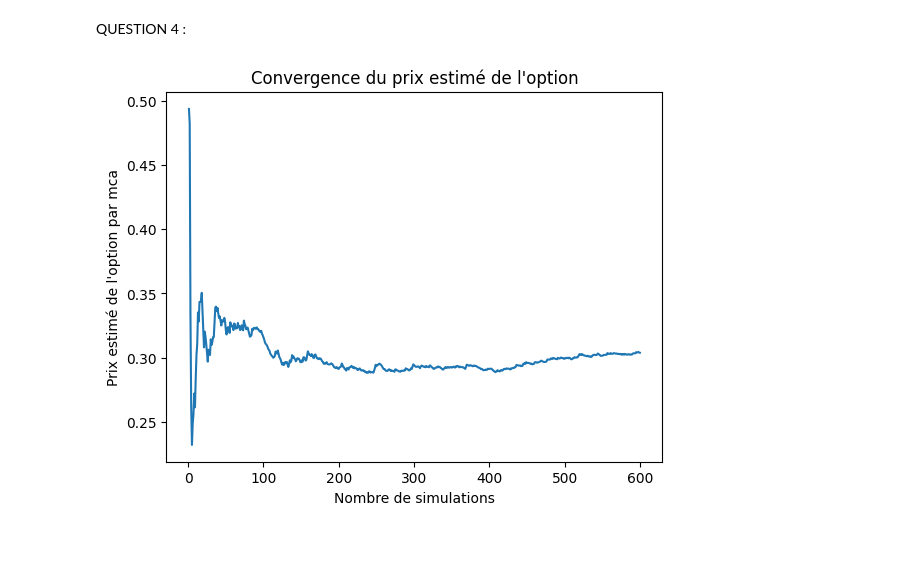
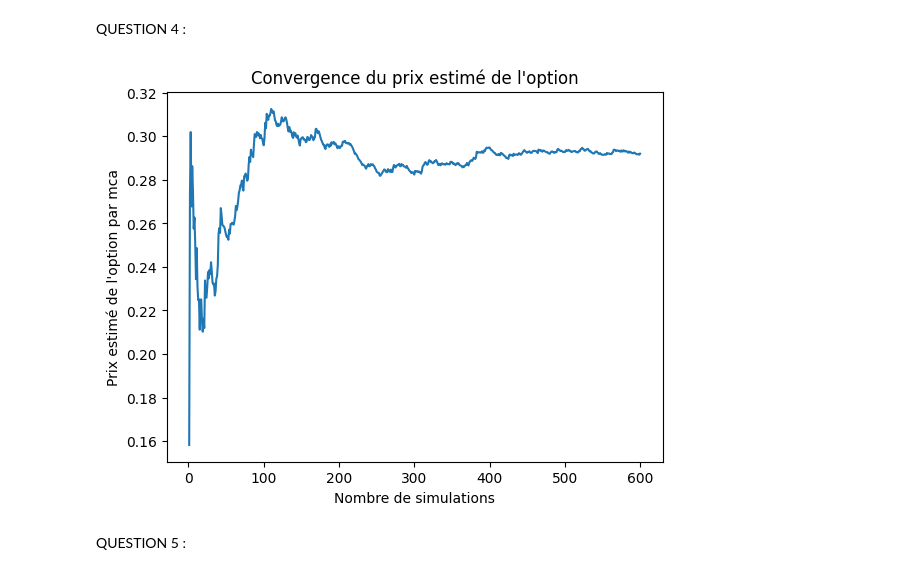
Before and after one commit to quentin-beaurez/Best-of-Options, a Jupyter notebook: Hugo_BestOf.ipynb, the cells around one changed output. Cells and saved outputs as stored; diff of their text form; code cells hidden in the pictures; blank space fills up the shorter version.

```diff
--- a/Hugo_BestOf.ipynb
+++ b/Hugo_BestOf.ipynb
@@ -151,30 +151,32 @@ def mca_P1(n, t=T, rho=rho, sigma=sigma, S0=S0, r=r, K=K):
     return np.exp(-r * t) * (np.mean(V) - K)
 # %%
 def visualise_mca_P1(Nmax, t=T, rho=rho, sigma=sigma, S0=S0, r=r, K=K) :
-    S0_vec = np.array(S0)
-    sigma_vec = np.array(sigma)
+    S0_vec = np.array(S0).reshape(-1,1)
+    sigma_vec = np.array(sigma).reshape(-1,1)
 
     Wt = simulate_WT(Nmax, t, rho)
 
     # Calcul de "max S(Wt)"
     St = S0_vec * np.exp((r - 0.5 * sigma_vec**2) * t + sigma_vec * Wt)
     max_St = np.max(St, axis=0)
 
     # Calcul de "max S(-Wt), pur le même Wt... "
     St_antithetic = S0_vec * np.exp((r - 0.5 * sigma_vec**2) * t + sigma_vec * (-Wt))
     max_St_antithetic = np.max(St_antithetic, axis=0)
 
     V = 0.5 * (max_St + max_St_antithetic)
 
     moyennes = np.cumsum(V) / np.arange(1, Nmax +1)
 
     prix_estimes = np.exp(-r * t) * (moyennes - K)
 
     plt.plot(np.arange(1, Nmax +1), prix_estimes)
     plt.xlabel('Nombre de simulations')
     plt.ylabel('Prix estimé de l\'option par mca')
     plt.title('Convergence du prix estimé de l\'option')
 
 visualise_mca_P1(600)
 # %% [output]
-[figure, old version]
+[figure, new version]
+# %% [markdown]
+QUESTION 5 :
```
Also changed, not shown: parts of 2 cells of this notebook.
